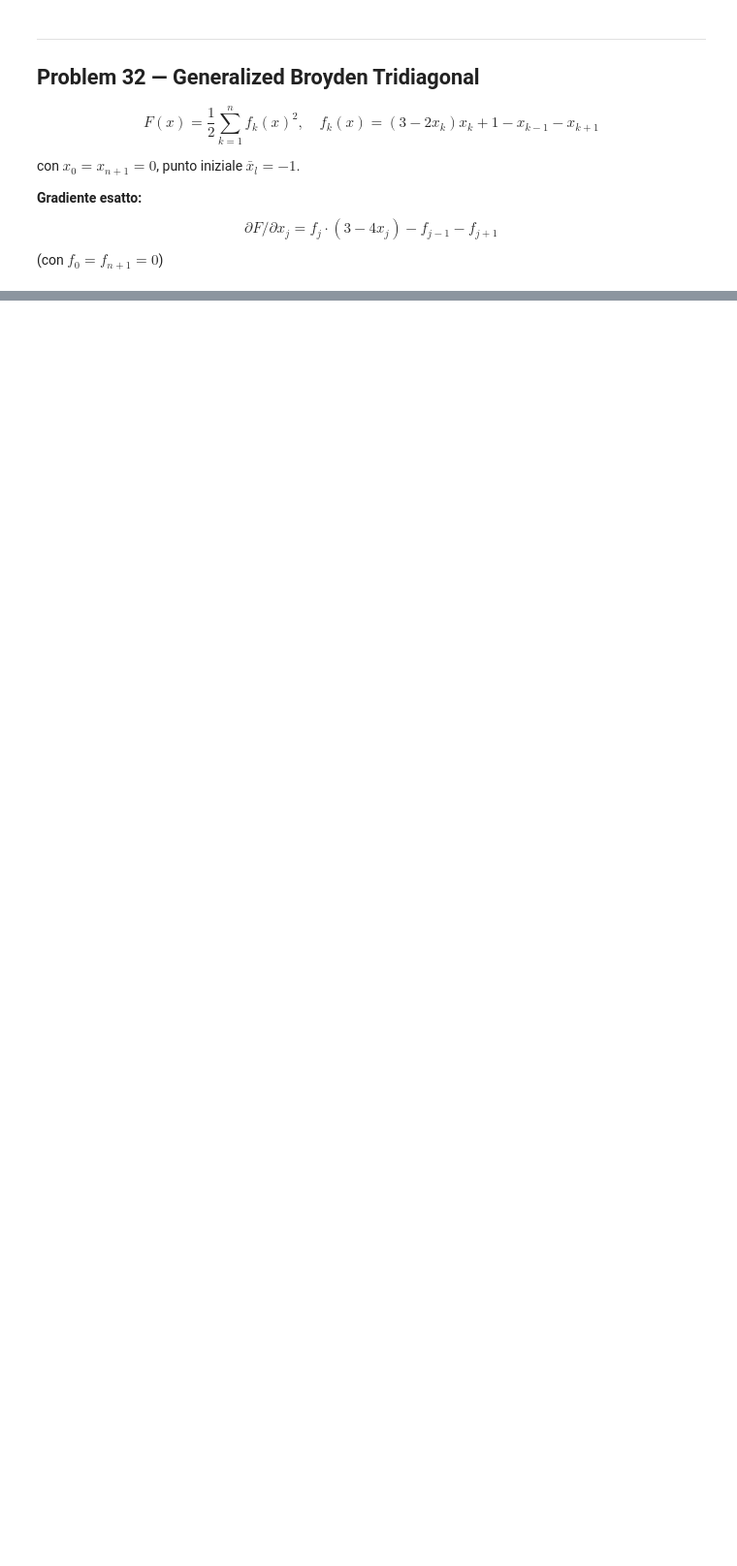
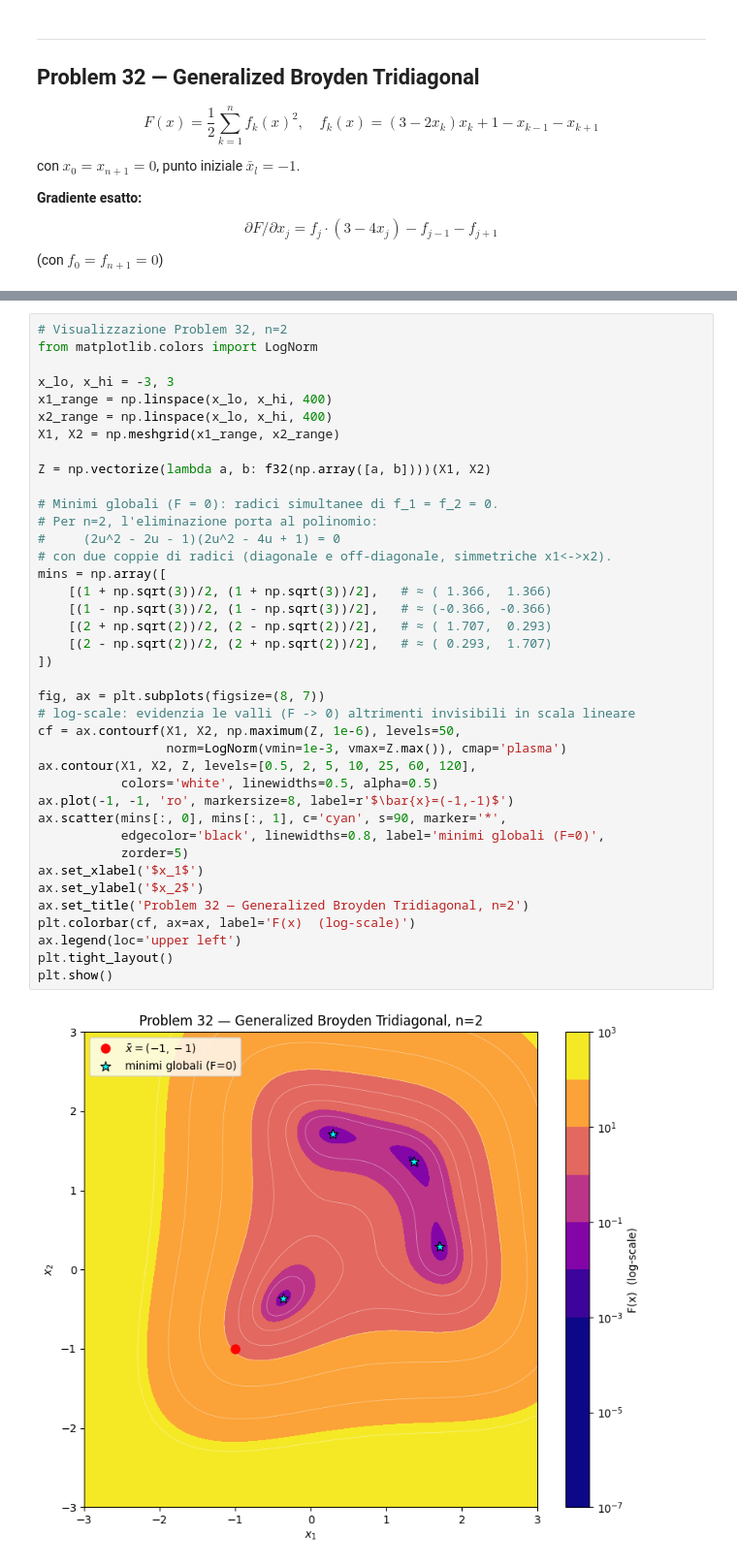
Before and after one commit to aleg917/Unconstrained_Optimization_Project, a Jupyter notebook: main.ipynb, the cells around one changed output, grey strips where cells are left out. Shown at 97% size. Saved outputs shown, nothing was run; the diff lists cells and outputs as text; blank space fills up the shorter version.

```diff
--- a/main.ipynb
+++ b/main.ipynb
@@ -130,0 +185,41 @@ def grad_f32(x):
+# %%
+# Visualizzazione Problem 32, n=2
+from matplotlib.colors import LogNorm
+
+x_lo, x_hi = -3, 3
+x1_range = np.linspace(x_lo, x_hi, 400)
+x2_range = np.linspace(x_lo, x_hi, 400)
+X1, X2 = np.meshgrid(x1_range, x2_range)
+
+Z = np.vectorize(lambda a, b: f32(np.array([a, b])))(X1, X2)
+
+# Minimi globali (F = 0): radici simultanee di f_1 = f_2 = 0.
+# Per n=2, l'eliminazione porta al polinomio:
+#     (2u^2 - 2u - 1)(2u^2 - 4u + 1) = 0
+# con due coppie di radici (diagonale e off-diagonale, simmetriche x1<->x2).
+mins = np.array([
+    [(1 + np.sqrt(3))/2, (1 + np.sqrt(3))/2],   # ≈ ( 1.366,  1.366)
+    [(1 - np.sqrt(3))/2, (1 - np.sqrt(3))/2],   # ≈ (-0.366, -0.366)
+    [(2 + np.sqrt(2))/2, (2 - np.sqrt(2))/2],   # ≈ ( 1.707,  0.293)
+    [(2 - np.sqrt(2))/2, (2 + np.sqrt(2))/2],   # ≈ ( 0.293,  1.707)
+])
+
+fig, ax = plt.subplots(figsize=(8, 7))
+# log-scale: evidenzia le valli (F -> 0) altrimenti invisibili in scala lineare
+cf = ax.contourf(X1, X2, np.maximum(Z, 1e-6), levels=50,
+                 norm=LogNorm(vmin=1e-3, vmax=Z.max()), cmap='plasma')
+ax.contour(X1, X2, Z, levels=[0.5, 2, 5, 10, 25, 60, 120],
+           colors='white', linewidths=0.5, alpha=0.5)
+ax.plot(-1, -1, 'ro', markersize=8, label=r'$\bar{x}=(-1,-1)$')
+ax.scatter(mins[:, 0], mins[:, 1], c='cyan', s=90, marker='*',
+           edgecolor='black', linewidths=0.8, label='minimi globali (F=0)',
+           zorder=5)
+ax.set_xlabel('$x_1$')
+ax.set_ylabel('$x_2$')
+ax.set_title('Problem 32 — Generalized Broyden Tridiagonal, n=2')
+plt.colorbar(cf, ax=ax, label='F(x)  (log-scale)')
+ax.legend(loc='upper left')
+plt.tight_layout()
+plt.show()
+# %% [output]
+[figure, added]
```
Also changed, not shown: parts of 11 cells of this notebook, 2 other files.
